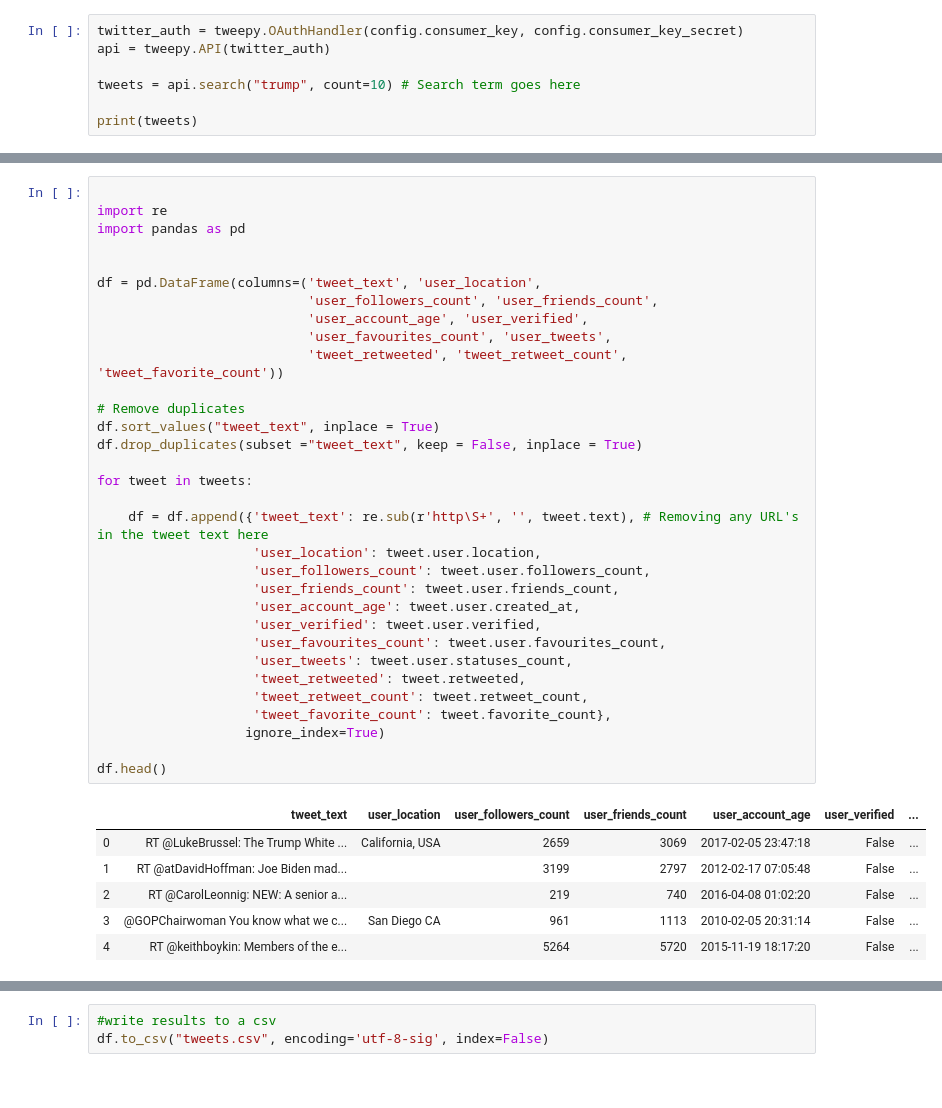
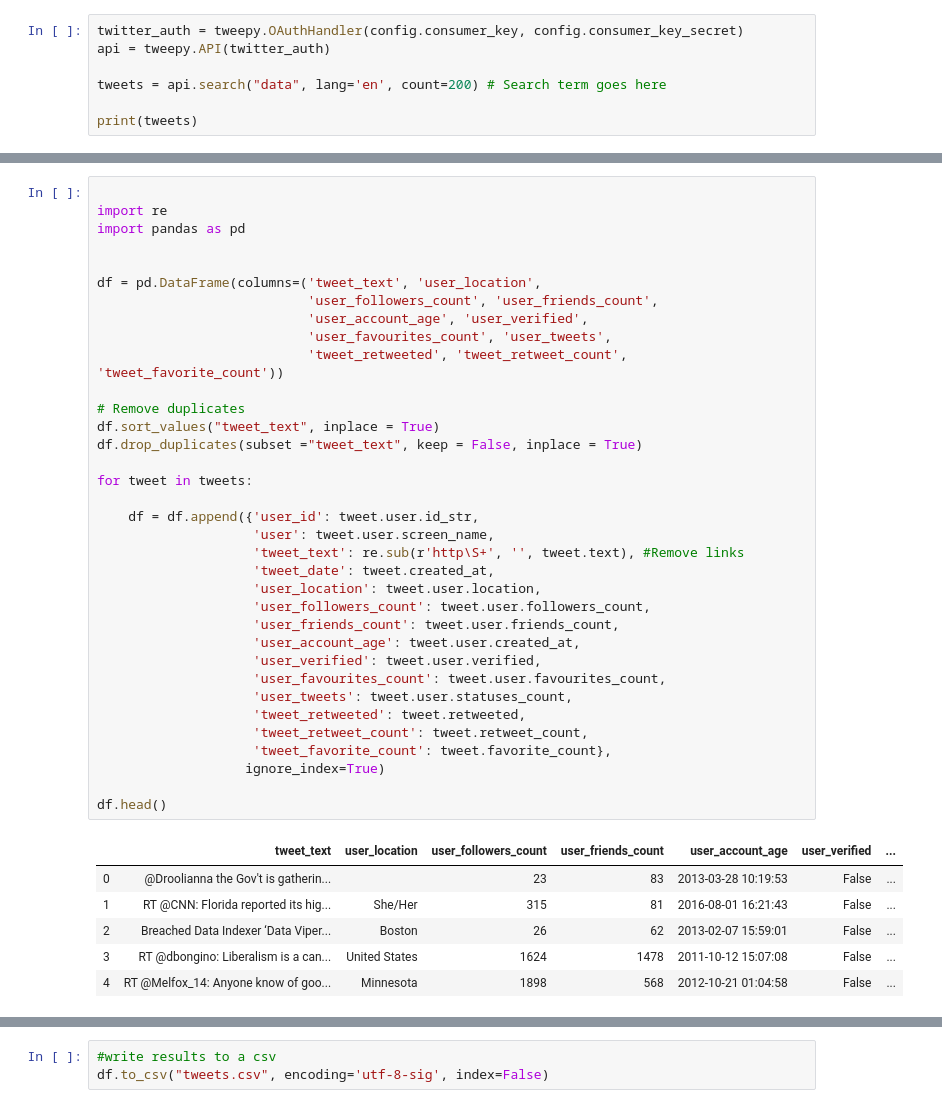
Before and after one commit to wendy-meyer/final_project, a Jupyter notebook: twitter_API.ipynb, the cells around one changed output, grey strips where cells are left out. Cells and saved outputs as stored; diff of their text form.

```diff
--- a/twitter_API.ipynb
+++ b/twitter_API.ipynb
@@ -5,7 +6,7 @@ import config
 twitter_auth = tweepy.OAuthHandler(config.consumer_key, config.consumer_key_secret)
 api = tweepy.API(twitter_auth)
 
-tweets = api.search("trump", count=10) # Search term goes here
+tweets = api.search("data", lang='en', count=200) # Search term goes here
 
 print(tweets)
 # %% [output]
@@ -16,36 +17,39 @@ import re
 import pandas as pd
 
 
 df = pd.DataFrame(columns=('tweet_text', 'user_location',
                            'user_followers_count', 'user_friends_count',
                            'user_account_age', 'user_verified',
                            'user_favourites_count', 'user_tweets',
                            'tweet_retweeted', 'tweet_retweet_count', 'tweet_favorite_count'))
 
 # Remove duplicates
 df.sort_values("tweet_text", inplace = True)
 df.drop_duplicates(subset ="tweet_text", keep = False, inplace = True)
 
 for tweet in tweets:
 
-    df = df.append({'tweet_text': re.sub(r'http\S+', '', tweet.text), # Removing any URL's in the tweet text here
+    df = df.append({'user_id': tweet.user.id_str,
+                    'user': tweet.user.screen_name,
+                    'tweet_text': re.sub(r'http\S+', '', tweet.text), #Remove links
+                    'tweet_date': tweet.created_at,
                     'user_location': tweet.user.location,
                     'user_followers_count': tweet.user.followers_count,
                     'user_friends_count': tweet.user.friends_count,
                     'user_account_age': tweet.user.created_at,
                     'user_verified': tweet.user.verified,
                     'user_favourites_count': tweet.user.favourites_count,
                     'user_tweets': tweet.user.statuses_count,
                     'tweet_retweeted': tweet.retweeted,
                     'tweet_retweet_count': tweet.retweet_count,
                     'tweet_favorite_count': tweet.favorite_count},
                    ignore_index=True)
 
 df.head()
 # %% [output]
 |  | tweet_text | user_location | user_followers_count | user_friends_count | user_account_age | user_verified | ... |
-| 0 | RT @LukeBrussel: The Trump White ... | California, USA | 2659 | 3069 | 2017-02-05 23:47:18 | False | ... |
-| 1 | RT @atDavidHoffman: Joe Biden mad... |  | 3199 | 2797 | 2012-02-17 07:05:48 | False | ... |
-| 2 | RT @CarolLeonnig: NEW: A senior a... |  | 219 | 740 | 2016-04-08 01:02:20 | False | ... |
-| 3 | @GOPChairwoman You know what we c... | San Diego CA | 961 | 1113 | 2010-02-05 20:31:14 | False | ... |
-| 4 | RT @keithboykin: Members of the e... |  | 5264 | 5720 | 2015-11-19 18:17:20 | False | ... |
+| 0 | @Droolianna the Gov't is gatherin... |  | 23 | 83 | 2013-03-28 10:19:53 | False | ... |
+| 1 | RT @CNN: Florida reported its hig... | She/Her | 315 | 81 | 2016-08-01 16:21:43 | False | ... |
+| 2 | Breached Data Indexer ‘Data Viper... | Boston | 26 | 62 | 2013-02-07 15:59:01 | False | ... |
+| 3 | RT @dbongino: Liberalism is a can... | United States | 1624 | 1478 | 2011-10-12 15:07:08 | False | ... |
+| 4 | RT @Melfox_14: Anyone know of goo... | Minnesota | 1898 | 568 | 2012-10-21 01:04:58 | False | ... |
```
Also changed, not shown: parts of 6 cells of this notebook, 2 other files.
